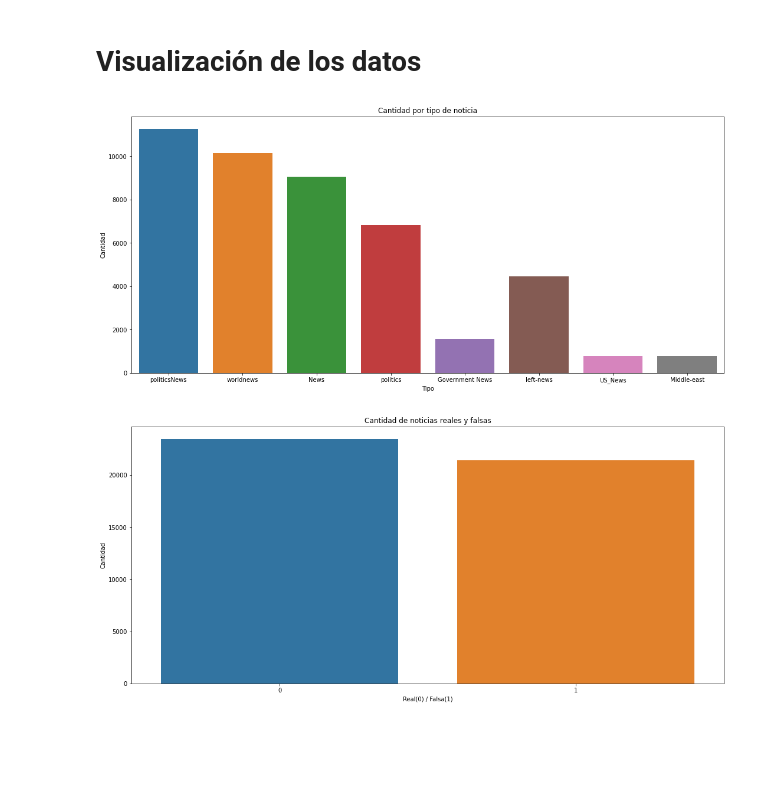
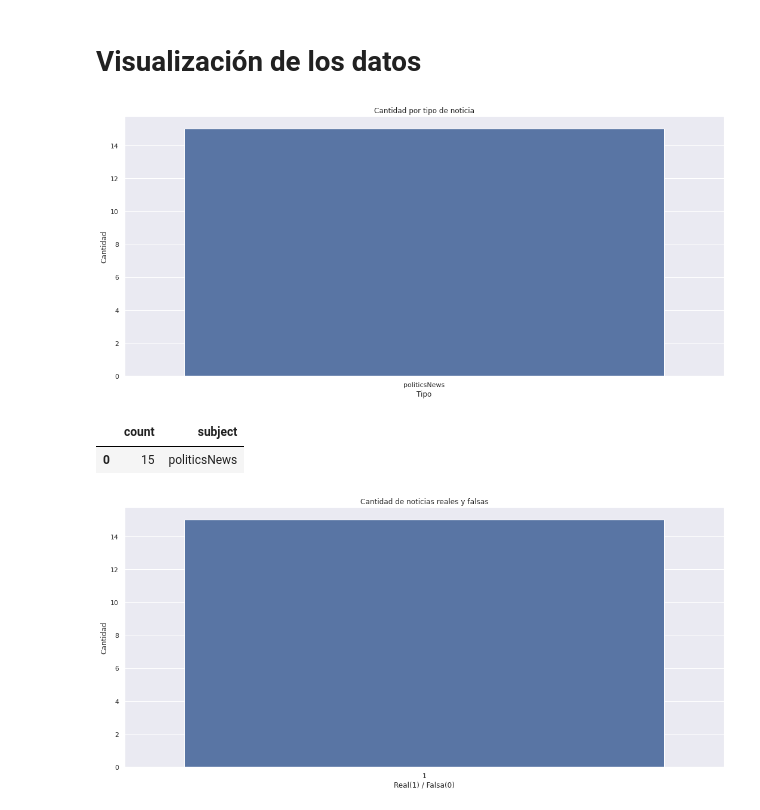
Before and after one commit to fake-news-unal/fake-news, a Jupyter notebook: exploration.ipynb, the cells around one changed output. Drawn from its saved outputs; the diff is of its cells as text; code cells hidden in the pictures; blank space fills up the shorter version.

```diff
--- a/exploration.ipynb
+++ b/exploration.ipynb
@@ -6,7 +10,16 @@
 import pandas as pd
 import nltk
 import gensim
+import sqlite3
 
-df = pd.read_csv("./dataset/final.csv")
+sqlite_db = "./dataset/fake_news.sqlite"
+
+conn = sqlite3.connect(sqlite_db)
+df_news = pd.read_sql_query("SELECT * FROM NEWS", conn)
+df_subject = pd.read_sql_query("SELECT * FROM SUBJECT", conn)
+df_sent = pd.read_sql_query("SELECT * FROM SENTENCE", conn)
+df_entity = pd.read_sql_query("SELECT * FROM ENTITY", conn)
+df_type_entity = pd.read_sql_query("SELECT * FROM TYPE_ENTITY", conn)
+conn.close()
 # %% [markdown]
 ## Exploración de datos
@@ -125,21 +322,31 @@ df['clean_joined'][0]
 # %%
 import matplotlib.pyplot as plt
 import seaborn as sns
+sns.set_theme(style="darkgrid")
+
+conn = sqlite3.connect(sqlite_db)
+tmp_df = pd.read_sql_query("SELECT COUNT(*) as count, s.subject FROM NEWS n JOIN SUBJECT s ON n.subject_id = s.subject_id GROUP BY s.subject_id", conn)
+conn.close()
 
 plt.figure(figsize = (18, 8))
-sns.countplot(data = df, x="subject")
+sns.barplot(x="subject", y="count", data=tmp_df)
 plt.title('Cantidad por tipo de noticia')
 plt.xlabel('Tipo')
 plt.ylabel('Cantidad')
 plt.show()
 # %% [output]
-[figure, old version]
+[figure, new version]
+# %%
+tmp_df
+# %% [output]
+|  | count | subject |
+| 0 | 15 | politicsNews |
 # %%
 plt.figure(figsize = (18, 8))
-sns.countplot(data = df, x="isfake")
+sns.countplot(data = df_news, x="isfake")
 plt.title('Cantidad de noticias reales y falsas')
-plt.xlabel('Real(0) / Falsa(1)')
+plt.xlabel('Real(1) / Falsa(0)')
 plt.ylabel('Cantidad')
 plt.show()
 # %% [output]
-[figure, old version]
+[figure, new version]
```
Also changed, not shown: parts of 82 cells of this notebook, 1 other file.
